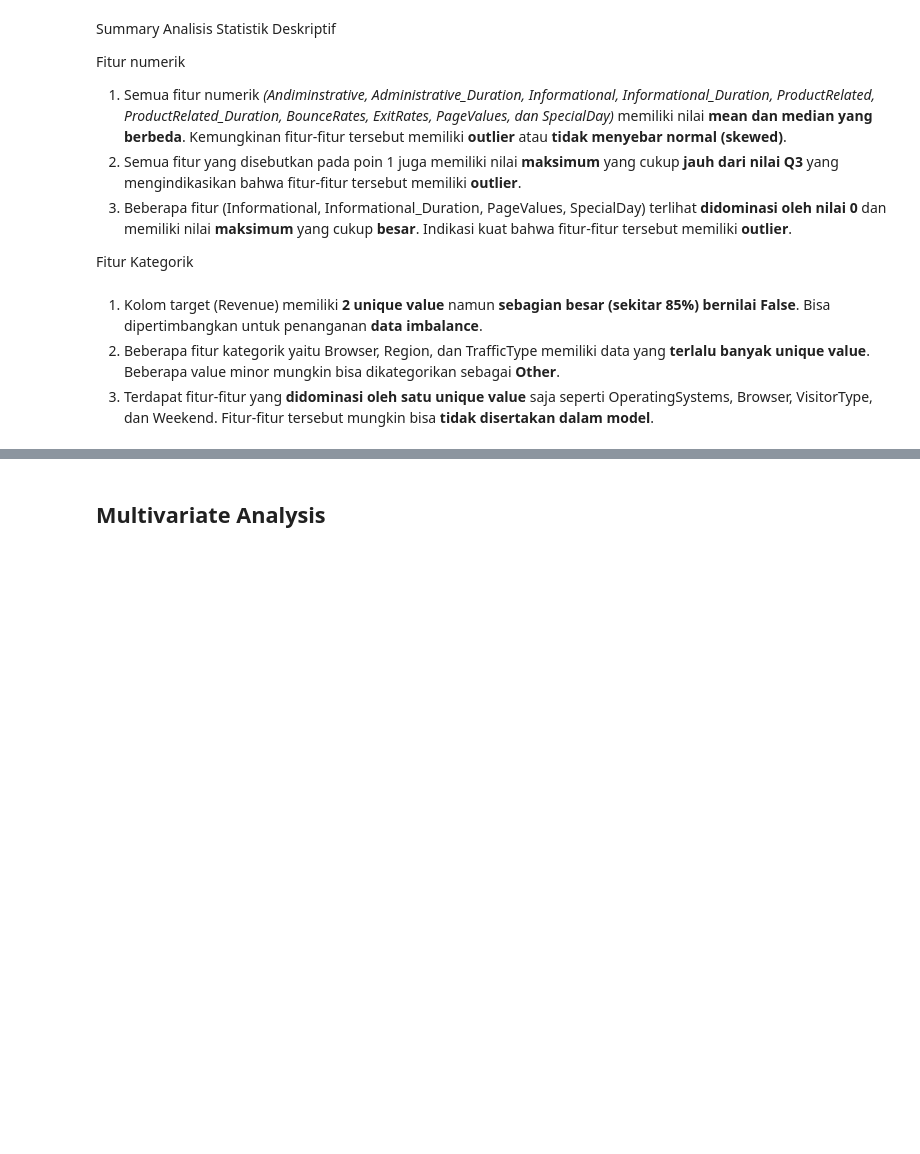
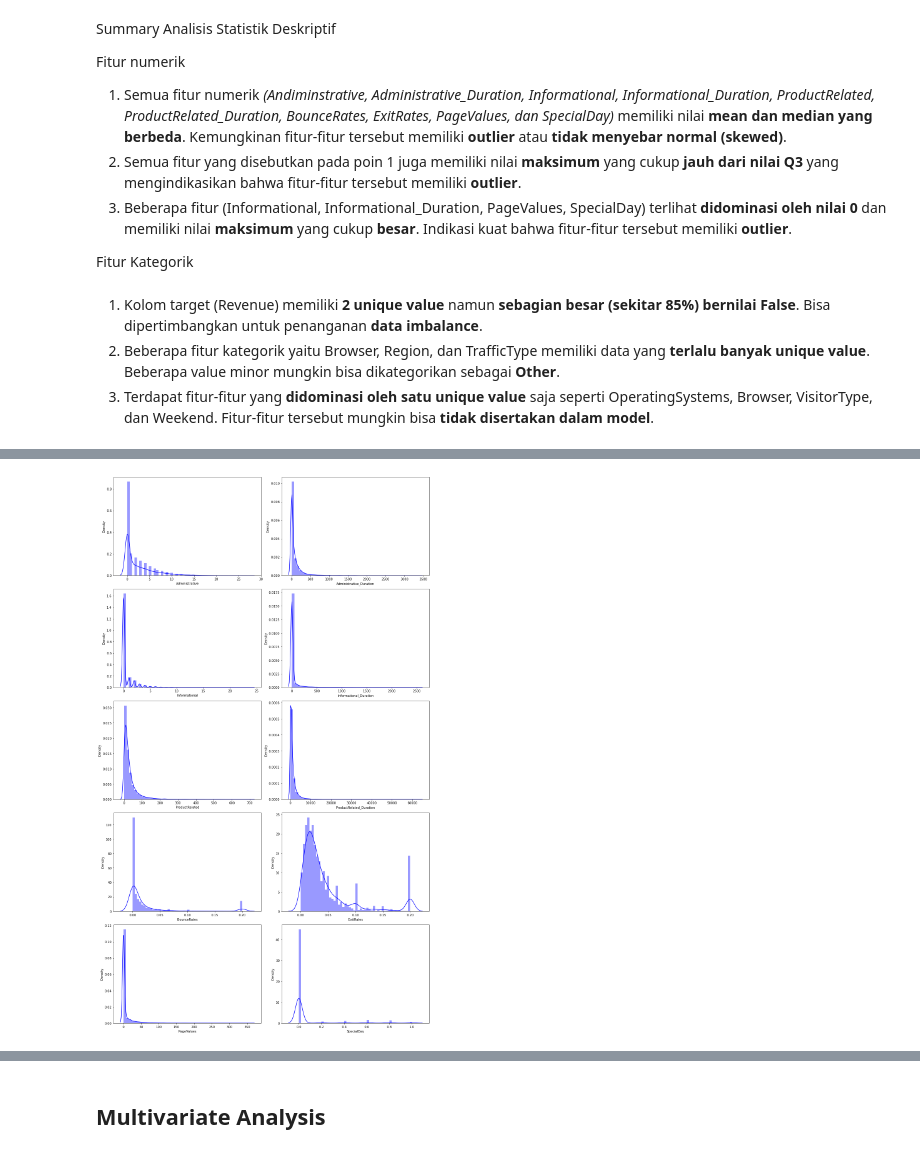
Before and after one commit to aryasa22/online-shoppers-intention, a Jupyter notebook: notebook/EDA.ipynb, the cells around one changed output, grey strips where cells are left out. Saved outputs shown, nothing was run; the diff lists cells and outputs as text; code cells hidden in the pictures; blank space fills up the shorter version.

```diff
--- a/notebook/EDA.ipynb
+++ b/notebook/EDA.ipynb
@@ -159,0 +186,8 @@ Fitur Kategorik
+# %%
+plt.figure(figsize=(15, 25))
+for i in range(0, len(nums)):
+    plt.subplot(5, 2, i+1)
+    sns.distplot(df[nums[i]], color='blue')
+    plt.tight_layout()
+# %% [output]
+[figure, added]
```
Also changed, not shown: parts of 9 cells of this notebook.
